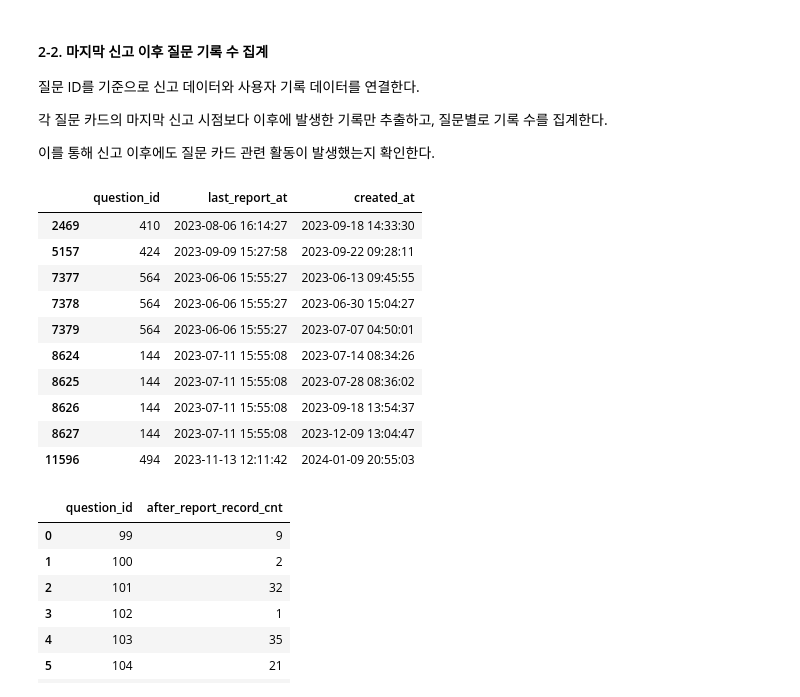
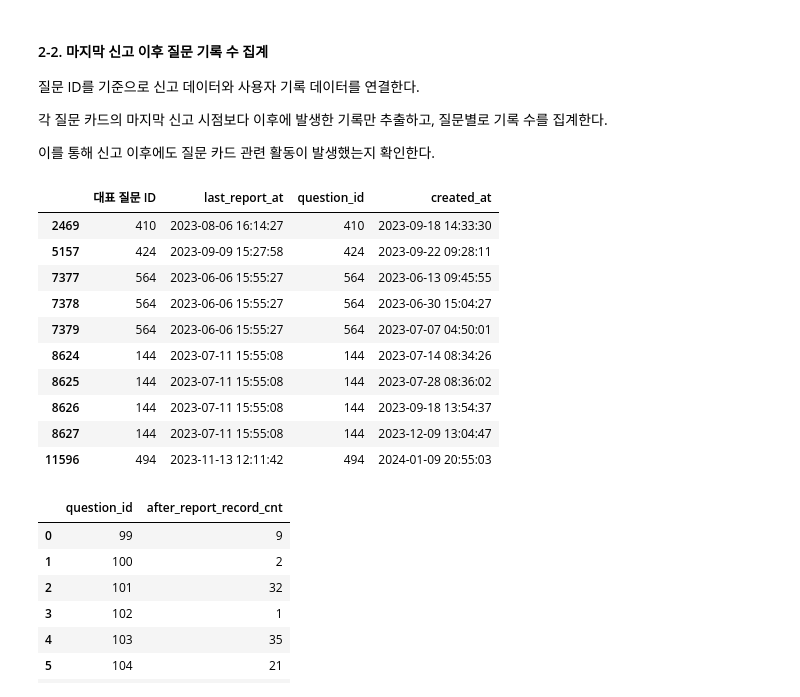
Before and after one commit to qet0506/codeit-sns-moderation, a Jupyter notebook: eda.ipynb, the cells around one changed output. Cells and saved outputs as stored; diff of their text form; code cells hidden in the pictures.

```diff
--- a/eda.ipynb
+++ b/eda.ipynb
@@ -1489,8 +1895,8 @@ print("신고된 질문 ID 수:", f"{df_questionreport['question_id'].nunique():
 # 질문 카드별 신고 건수, 신고자 수, 최초·마지막 신고 시점 집계
 
 report_stats = (
-    df_questionreport
-    .groupby("question_id")
+    df_questionreport_clean
+    .groupby("대표 질문 ID")
     .agg(
         report_cnt=("id", "count"),          # 신고 접수 건수
         reporter_cnt=("user_id", "nunique"), # 중복 제외 신고자 수
@@ -1529,7 +1935,7 @@ display(report_stats.head(10))
 
 reported_questions = report_stats.merge(
     df_question[["id", "question_text", "created_at"]],
-    left_on="question_id",
+    left_on="대표 질문 ID",
     right_on="id",
     how="left"
 )
@@ -1540,7 +1946,7 @@ reported_questions = reported_questions.drop(columns=["id"])
 # 컬럼 순서 정리
 reported_questions = reported_questions[
     [
-        "question_id",
+        "대표 질문 ID",
         "question_text",
         "created_at",
         "report_cnt",
@@ -1691,37 +2097,55 @@ df_userquestionrecord["created_at"] = pd.to_datetime(
 
 이를 통해 신고 이후에도 질문 카드 관련 활동이 발생했는지 확인한다.
 # %%
-# 질문별 마지막 신고 시점과 사용자 기록 데이터 결합
+# 투표 기록에도 mapper 적용
+df_votes_mapped = df_userquestionrecord[
+    ["question_id", "created_at"]
+].copy()
 
-after_report_data = reported_questions[
-    ["question_id", "last_report_at"]
-].merge(
-    df_userquestionrecord[
-        ["question_id", "created_at"]
-    ],
-    on="question_id",
-    how="left"
+df_votes_mapped["대표 질문 ID"] = mapper.transform(
+    df_votes_mapped["question_id"]
 )
 
-# 마지막 신고 시점 이후에 발생한 기록만 추출
-# 마지막 신고 시점과 동일한 시각의 기록은 제외
-after_report_data = after_report_data[
-    after_report_data["created_at"] > after_report_data["last_report_at"]
+df_votes_mapped["created_at"] = pd.to_datetime(
+    df_votes_mapped["created_at"]
+)
+
+df_votes_mapped = df_votes_mapped.dropna(subset=["대표 질문 ID"])
+
+# 대표 질문 ID로 연결
+after_report_data = (
+    reported_questions[["대표 질문 ID", "last_report_at"]]
+    .merge(
+        df_votes_mapped,
+        on="대표 질문 ID",
+        how="left",
+        validate="one_to_many",
+    )
+)
+
+after_report_data["last_report_at"] = pd.to_datetime(
+    after_report_data["last_report_at"]
+)
+
+# 마지막 신고 시점 이후 투표만 추출
+after_report_data = after_report_data.loc[
+    after_report_data["created_at"]
+    > after_report_data["last_report_at"]
 ].copy()
 
 display(after_report_data.head(10))
 # %% [output]
-|  | question_id | last_report_at | created_at |
-| 2469 | 410 | 2023-08-06 16:14:27 | 2023-09-18 14:33:30 |
-| 5157 | 424 | 2023-09-09 15:27:58 | 2023-09-22 09:28:11 |
-| 7377 | 564 | 2023-06-06 15:55:27 | 2023-06-13 09:45:55 |
-| 7378 | 564 | 2023-06-06 15:55:27 | 2023-06-30 15:04:27 |
-| 7379 | 564 | 2023-06-06 15:55:27 | 2023-07-07 04:50:01 |
-| 8624 | 144 | 2023-07-11 15:55:08 | 2023-07-14 08:34:26 |
-| 8625 | 144 | 2023-07-11 15:55:08 | 2023-07-28 08:36:02 |
-| 8626 | 144 | 2023-07-11 15:55:08 | 2023-09-18 13:54:37 |
-| 8627 | 144 | 2023-07-11 15:55:08 | 2023-12-09 13:04:47 |
-| 11596 | 494 | 2023-11-13 12:11:42 | 2024-01-09 20:55:03 |
+|  | 대표 질문 ID | last_report_at | question_id | created_at |
+| 2469 | 410 | 2023-08-06 16:14:27 | 410 | 2023-09-18 14:33:30 |
+| 5157 | 424 | 2023-09-09 15:27:58 | 424 | 2023-09-22 09:28:11 |
+| 7377 | 564 | 2023-06-06 15:55:27 | 564 | 2023-06-13 09:45:55 |
+| 7378 | 564 | 2023-06-06 15:55:27 | 564 | 2023-06-30 15:04:27 |
+| 7379 | 564 | 2023-06-06 15:55:27 | 564 | 2023-07-07 04:50:01 |
+| 8624 | 144 | 2023-07-11 15:55:08 | 144 | 2023-07-14 08:34:26 |
+| 8625 | 144 | 2023-07-11 15:55:08 | 144 | 2023-07-28 08:36:02 |
+| 8626 | 144 | 2023-07-11 15:55:08 | 144 | 2023-09-18 13:54:37 |
+| 8627 | 144 | 2023-07-11 15:55:08 | 144 | 2023-12-09 13:04:47 |
+| 11596 | 494 | 2023-11-13 12:11:42 | 494 | 2024-01-09 20:55:03 |
 # %%
 # 질문 카드별 마지막 신고 이후 기록 수 집계
 
```
Also changed, not shown: parts of 41 cells of this notebook.
